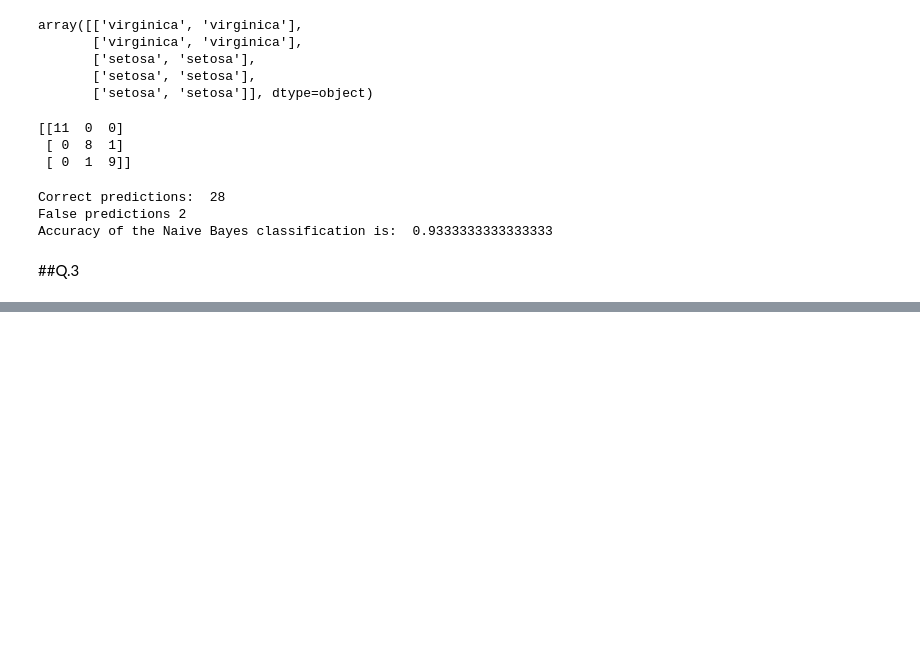
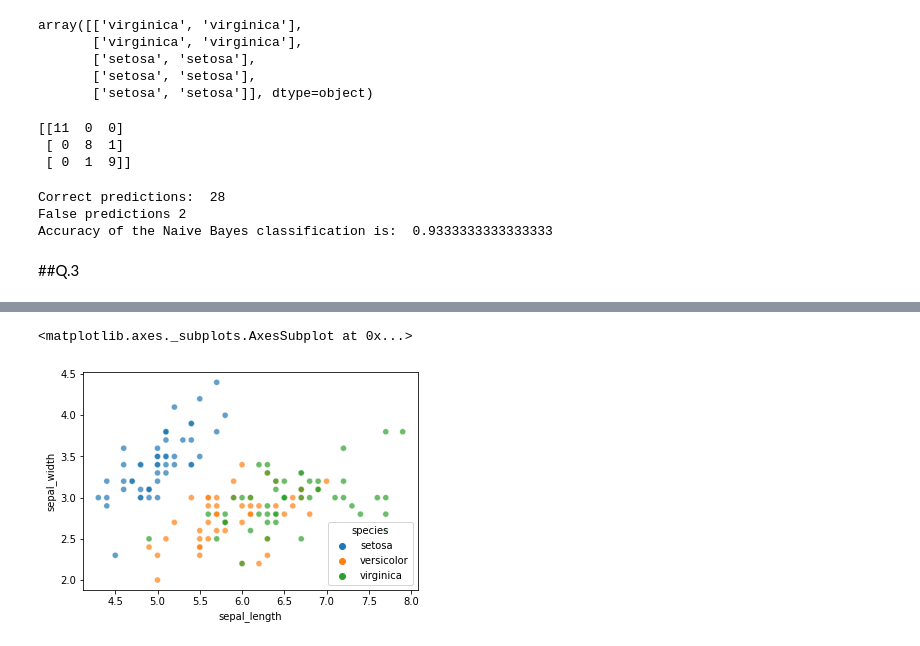
Before and after one commit to konarksharma2001/Machine-Learning, a Jupyter notebook: ML_Lab_Assignment_4.ipynb, the cells around one changed output, grey strips where cells are left out. Cells and saved outputs as stored; diff of their text form; code cells hidden in the pictures; blank space fills up the shorter version.

```diff
--- a/ML_Lab_Assignment_4.ipynb
+++ b/ML_Lab_Assignment_4.ipynb
@@ -206,0 +213,2 @@ Accuracy of the Naive Bayes classification is:  0.9333333333333333
+# %%
+df =  pd.read_csv('iris.csv')
@@ -206,0 +239,5 @@ Accuracy of the Naive Bayes classification is:  0.9333333333333333
+# %%
+sns.scatterplot(x='sepal_length', y='sepal_width',hue='species',data = df,alpha=0.7)
+# %% [output]
+<matplotlib.axes._subplots.AxesSubplot at 0x...>
+[figure, added]
```
Also changed, not shown: parts of 31 cells of this notebook.
